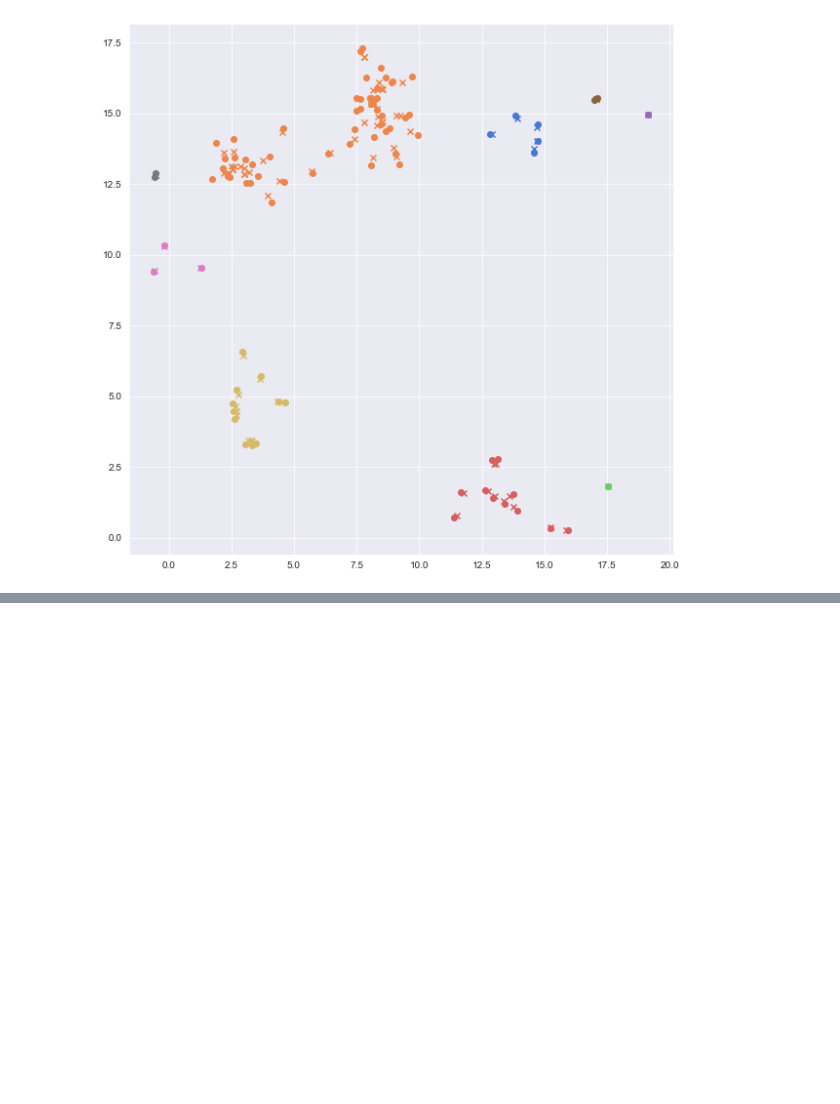
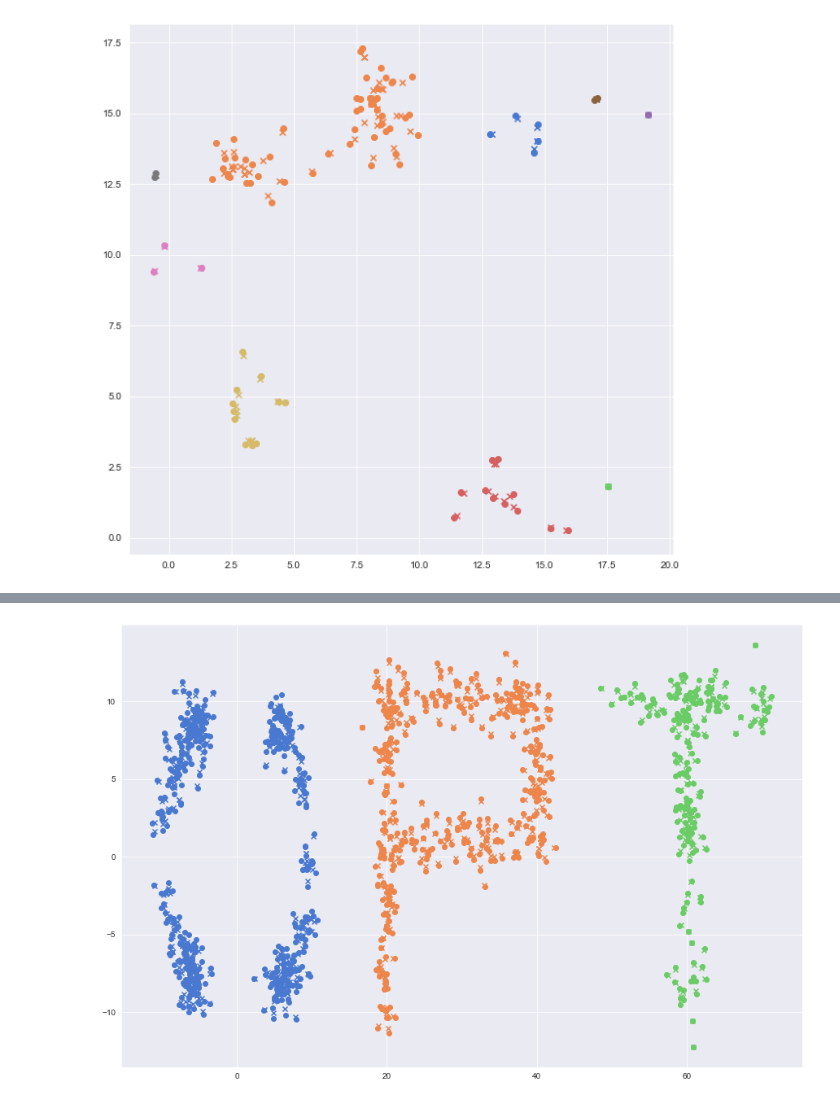
Before and after one commit to QSCTech-Sange/Optimization_Project, a Jupyter notebook: Weighted_AGM.ipynb, the cells around one changed output, grey strips where cells are left out. Drawn from its saved outputs; the diff is of its cells as text; code cells hidden in the pictures; blank space fills up the shorter version.

```diff
--- a/Weighted_AGM.ipynb
+++ b/Weighted_AGM.ipynb
@@ -22,0 +51,5 @@ plot_res_data(points,ans,groups)
+# %%
+plt.figure(figsize=(15,10))
+plot_res_data(points,ans,groups)
+# %% [output]
+[figure, added]
```
Also changed, not shown: parts of 1 cell of this notebook.
